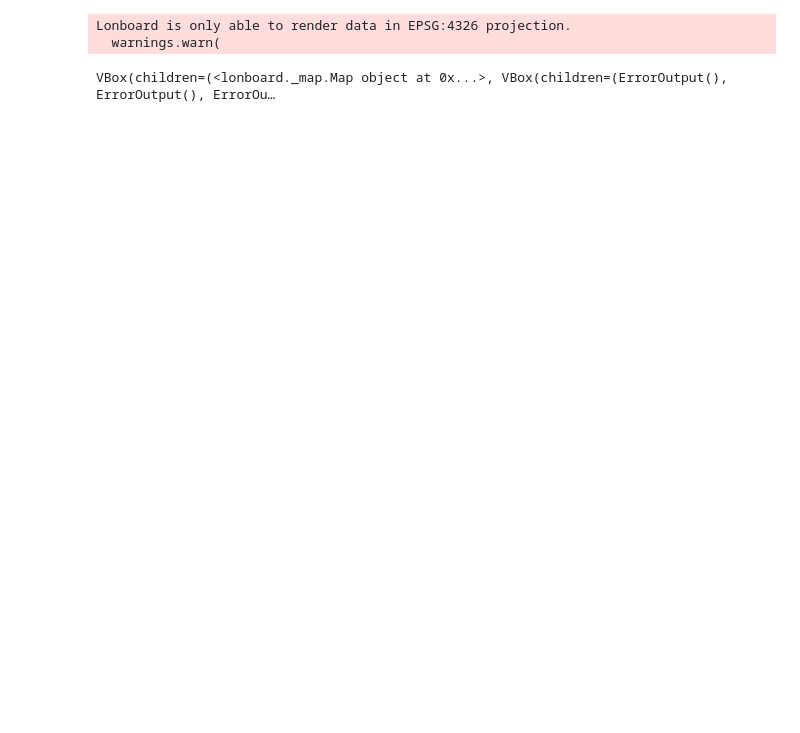
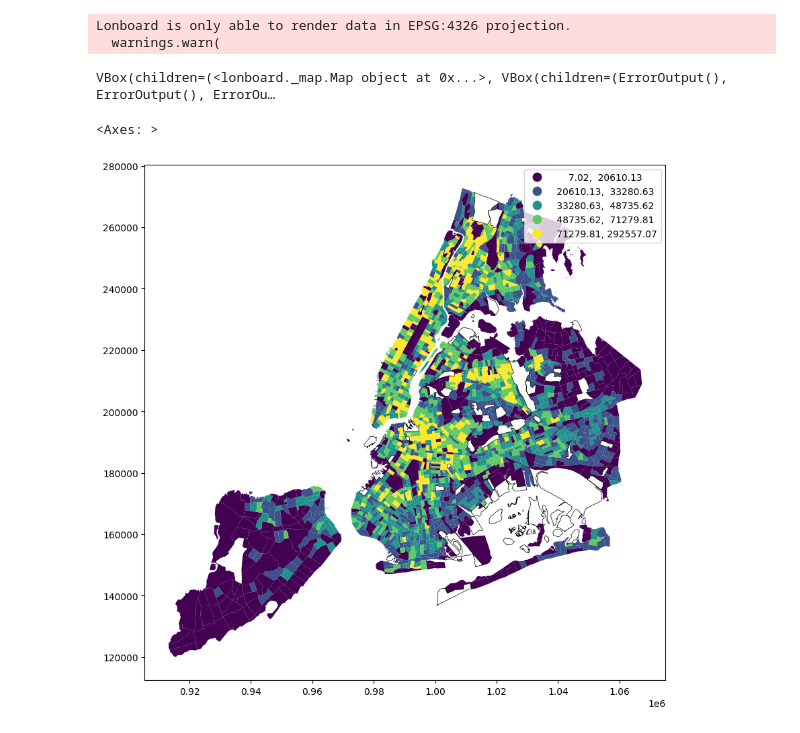
Before and after one commit to mapping-systems/cdp-mapping-systems, a Jupyter notebook: content/Tutorials/comparing-census-variables.ipynb, the cells around one changed output. Cells and saved outputs as stored; diff of their text form; code cells hidden in the pictures; blank space fills up the shorter version.

```diff
--- a/content/Tutorials/comparing-census-variables.ipynb
+++ b/content/Tutorials/comparing-census-variables.ipynb
@@ -134,3 +134,26 @@ m = Map(layer, view_state=view_state)
 m
 # %% [output]
 VBox(children=(<lonboard._map.Map object at 0x...>, VBox(children=(ErrorOutput(), ErrorOutput(), ErrorOu…
+# %%
+census_tract_data = census_data.dissolve(
+    by="TRACTCE",
+    aggfunc={
+        "Total Pop (Race/Ethnicity)": "sum",
+        "Area (Sq Mi)": "sum",
+    },
+)
+# %%
+census_tract_data["pop_density"] = (
+    census_tract_data["Total Pop (Race/Ethnicity)"] / census_tract_data["Area (Sq Mi)"]
+)
+# %%
+ax = census_tract_data[census_tract_data["pop_density"].gt(0)].plot(
+    column="pop_density", figsize=(10, 10), legend=True, scheme="quantiles"
+)
+
+census_tract_data[census_tract_data["pop_density"].eq(0)].boundary.plot(
+    ax=ax, color="black", linewidth=0.5, label="0 pop density"
+)
+# %% [output]
+<Axes: >
+[figure, added]
```
Also changed, not shown: parts of 19 cells of this notebook.
